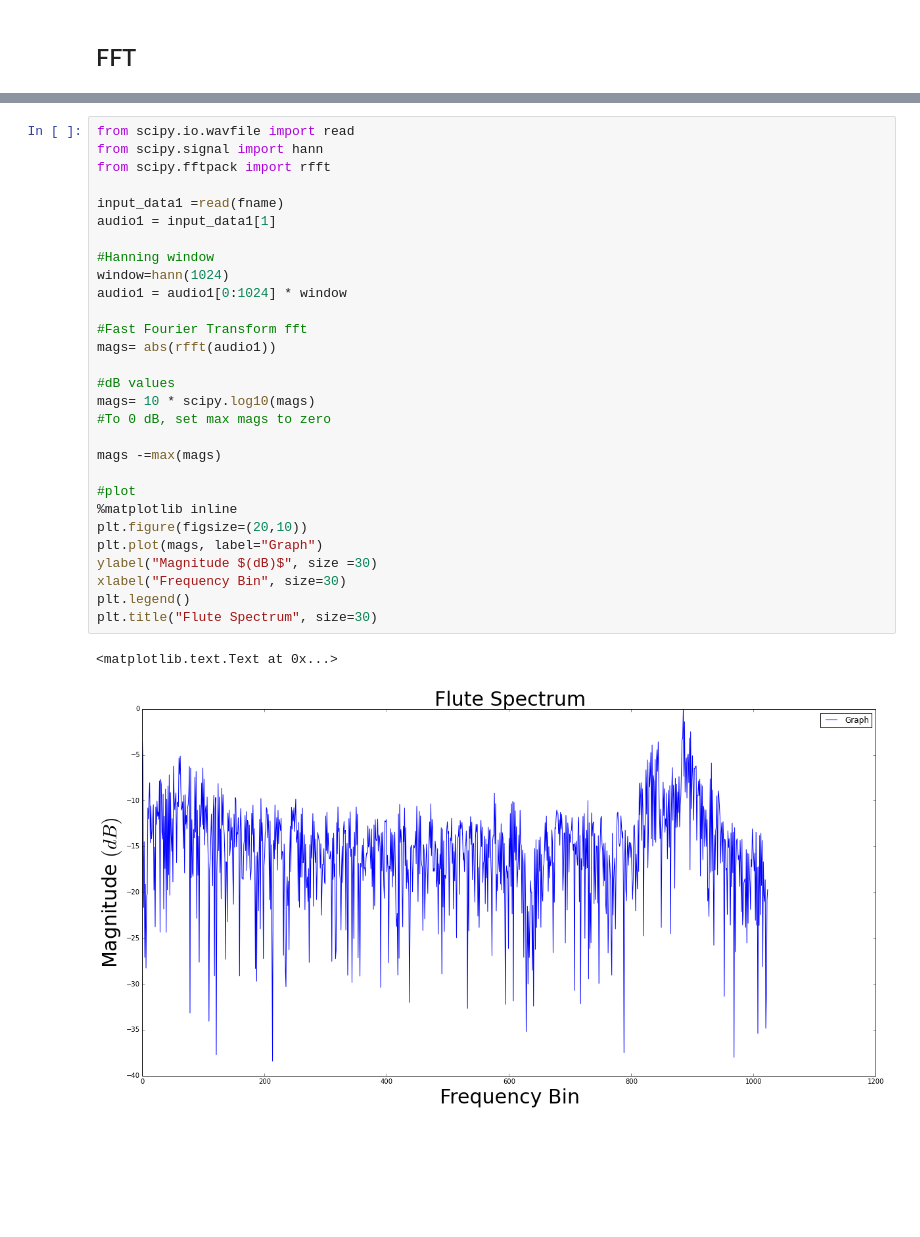
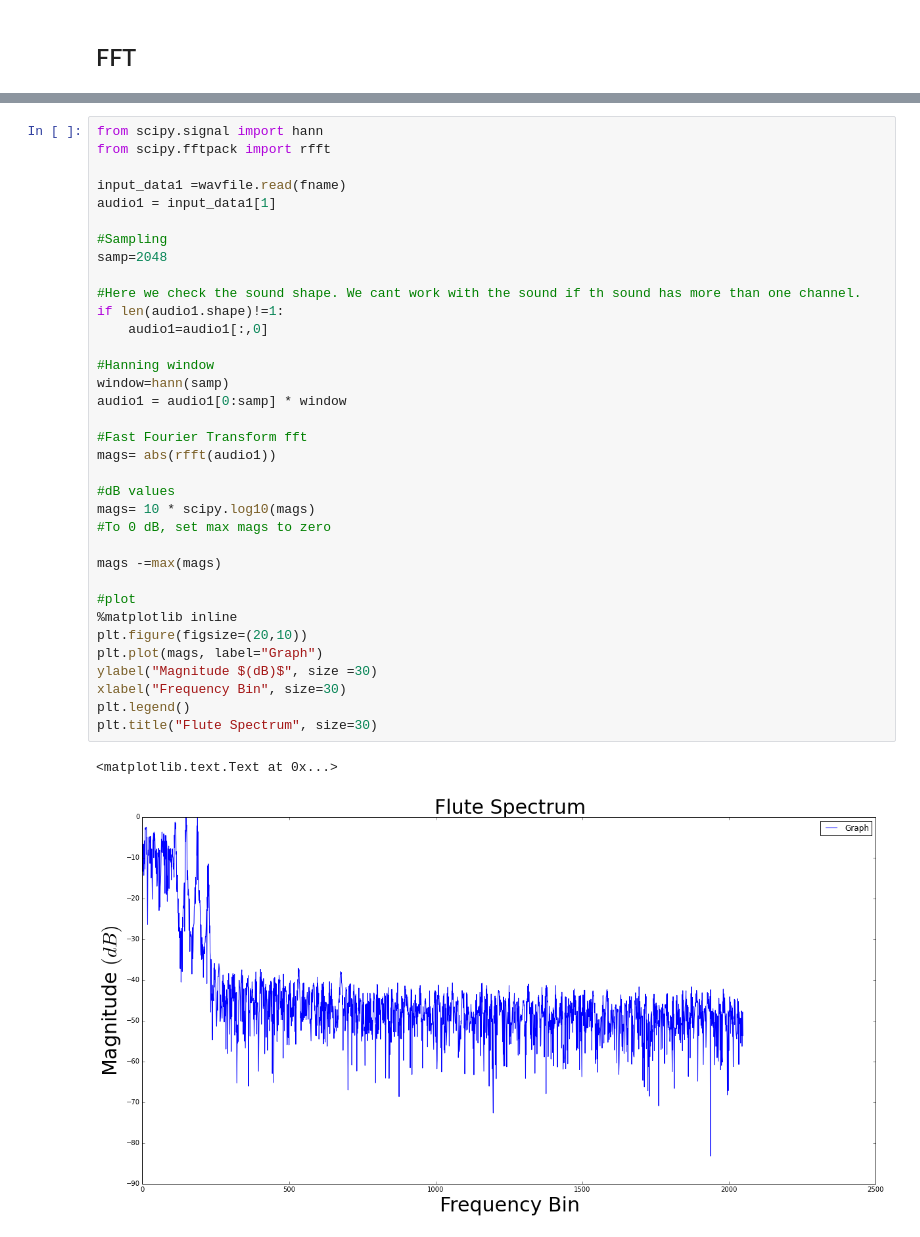
Before and after one commit to leidypardo97/jove, a Jupyter notebook: Codes/Wav Analysis/DataAnalysis.ipynb, the cells around one changed output, grey strips where cells are left out. Saved outputs shown, nothing was run; the diff lists cells and outputs as text; blank space fills up the shorter version.

```diff
--- a/Codes/Wav Analysis/DataAnalysis.ipynb
+++ b/Codes/Wav Analysis/DataAnalysis.ipynb
@@ -112,33 +130,39 @@ y[k] = \sum_{n=0}^{N-1} e^{-2 \pi j \frac{k n}{N} } x[n] \, ,
 # %%
-from scipy.io.wavfile import read
 from scipy.signal import hann
 from scipy.fftpack import rfft
 
-input_data1 =read(fname)
+input_data1 =wavfile.read(fname)
 audio1 = input_data1[1]
 
+#Sampling
+samp=2048
+
+#Here we check the sound shape. We cant work with the sound if th sound has more than one channel.
+if len(audio1.shape)!=1:
+    audio1=audio1[:,0]
+
 #Hanning window
-window=hann(1024)
-audio1 = audio1[0:1024] * window
+window=hann(samp)
+audio1 = audio1[0:samp] * window
 
 #Fast Fourier Transform fft
 mags= abs(rfft(audio1))
 
 #dB values
 mags= 10 * scipy.log10(mags)
 #To 0 dB, set max mags to zero
 
 mags -=max(mags)
 
 #plot
 %matplotlib inline
 plt.figure(figsize=(20,10))
 plt.plot(mags, label="Graph")
 ylabel("Magnitude $(dB)$", size =30)
 xlabel("Frequency Bin", size=30)
 plt.legend()
 plt.title("Flute Spectrum", size=30)
 # %% [output]
 <matplotlib.text.Text at 0x...>
-[figure, old version]
+[figure, new version]
 # %% [markdown]
```
Also changed, not shown: parts of 10 cells of this notebook.
